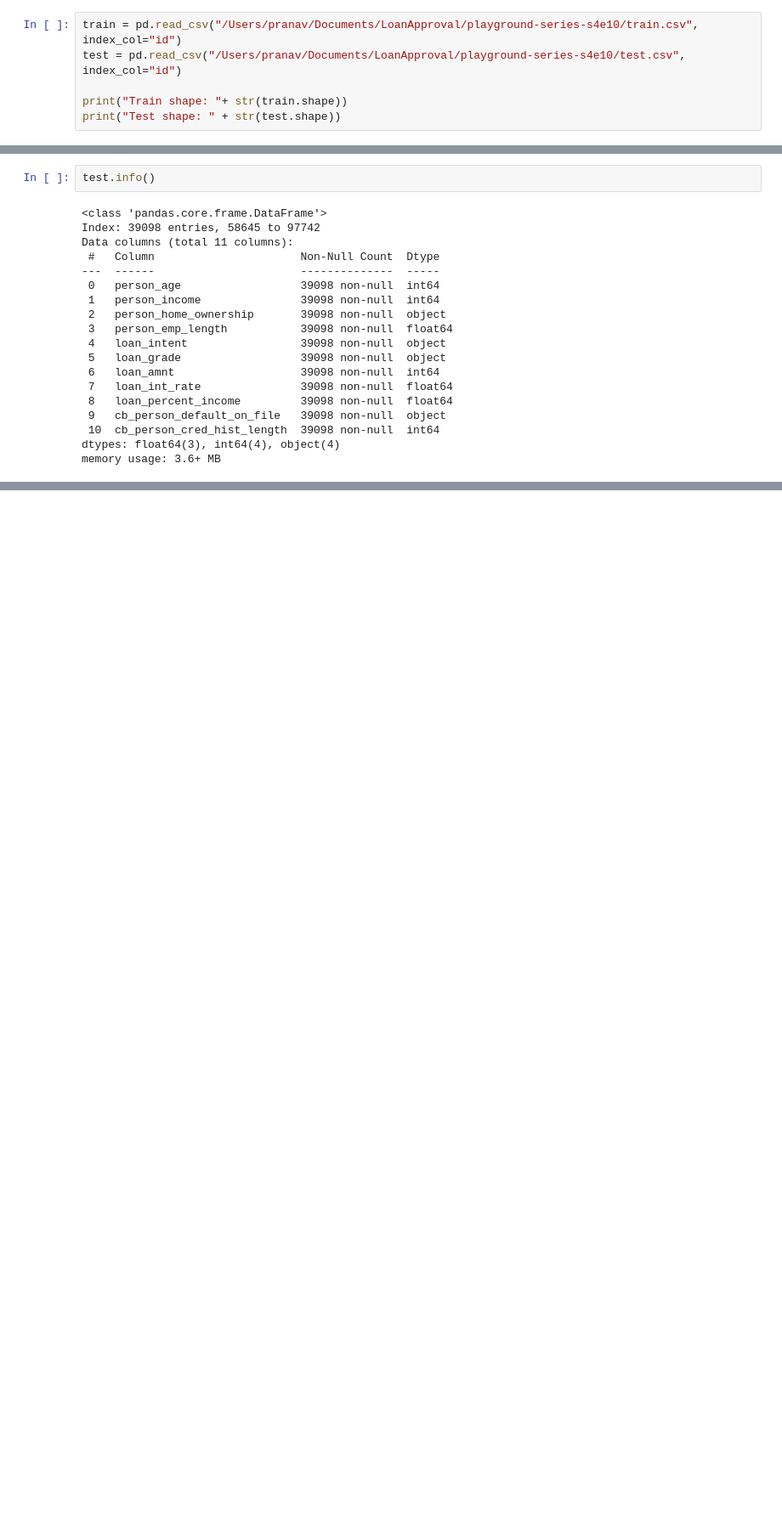
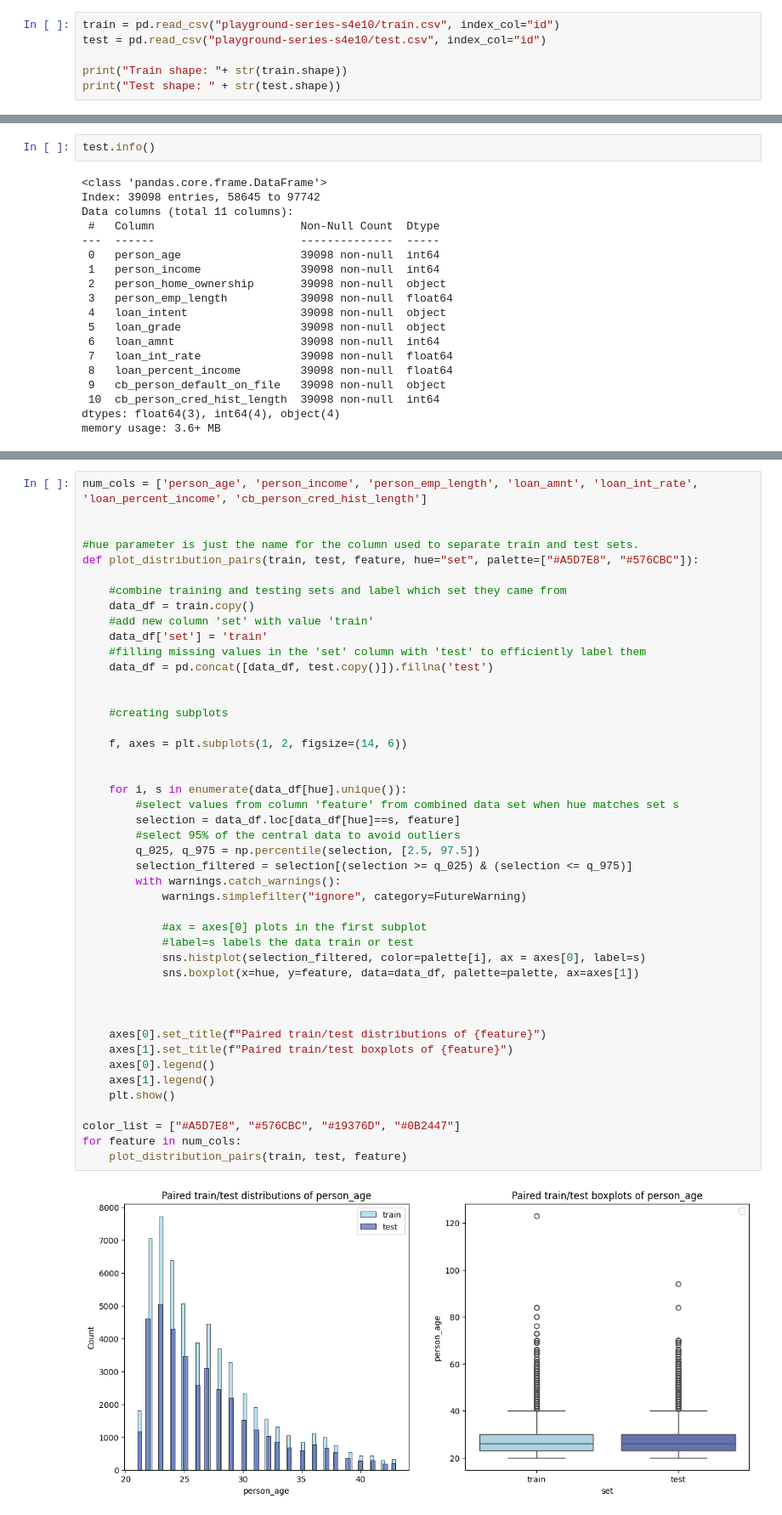
Before and after one commit to prakan1684/Loan-Approval, a Jupyter notebook: main.ipynb, the cells around one changed output, grey strips where cells are left out. Shown at 85% size. Cells and saved outputs as stored; diff of their text form; blank space fills up the shorter version.

Commit message:
Added train and test distribution comparison charts

```diff
--- a/main.ipynb
+++ b/main.ipynb
@@ -22,6 +40,6 @@ from optuna.samplers import TPESampler
 # %%
-train = pd.read_csv("/Users/pranav/Documents/LoanApproval/playground-series-s4e10/train.csv", index_col="id")
-test = pd.read_csv("/Users/pranav/Documents/LoanApproval/playground-series-s4e10/test.csv", index_col="id")
+train = pd.read_csv("playground-series-s4e10/train.csv", index_col="id")
+test = pd.read_csv("playground-series-s4e10/test.csv", index_col="id")
 
 print("Train shape: "+ str(train.shape))
 print("Test shape: " + str(test.shape))
@@ -73,0 +94,47 @@ memory usage: 3.6+ MB
+# %%
+num_cols = ['person_age', 'person_income', 'person_emp_length', 'loan_amnt', 'loan_int_rate', 'loan_percent_income', 'cb_person_cred_hist_length']
+
+
+#hue parameter is just the name for the column used to separate train and test sets.
+def plot_distribution_pairs(train, test, feature, hue="set", palette=["#A5D7E8", "#576CBC"]):
+
+    #combine training and testing sets and label which set they came from
+    data_df = train.copy()
+    #add new column 'set' with value 'train'
+    data_df['set'] = 'train'
+    #filling missing values in the 'set' column with 'test' to efficiently label them
+    data_df = pd.concat([data_df, test.copy()]).fillna('test')
+
+
+    #creating subplots
+
+    f, axes = plt.subplots(1, 2, figsize=(14, 6))
+
+
+    for i, s in enumerate(data_df[hue].unique()):
+        #select values from column 'feature' from combined data set when hue matches set s
+        selection = data_df.loc[data_df[hue]==s, feature]
+        #select 95% of the central data to avoid outliers
+        q_025, q_975 = np.percentile(selection, [2.5, 97.5])
+        selection_filtered = selection[(selection >= q_025) & (selection <= q_975)]
+        with warnings.catch_warnings():
+            warnings.simplefilter("ignore", category=FutureWarning)
+
+            #ax = axes[0] plots in the first subplot
+            #label=s labels the data train or test
+            sns.histplot(selection_filtered, color=palette[i], ax = axes[0], label=s)
+            sns.boxplot(x=hue, y=feature, data=data_df, palette=palette, ax=axes[1])
+
+
+
+    axes[0].set_title(f"Paired train/test distributions of {feature}")
+    axes[1].set_title(f"Paired train/test boxplots of {feature}")
+    axes[0].legend()
+    axes[1].legend()
+    plt.show()
+
+color_list = ["#A5D7E8", "#576CBC", "#19376D", "#0B2447"]
+for feature in num_cols:
+    plot_distribution_pairs(train, test, feature)
+# %% [output]
+[figure, added]
```
Also changed, not shown: parts of 4 cells of this notebook, 1 other file.
